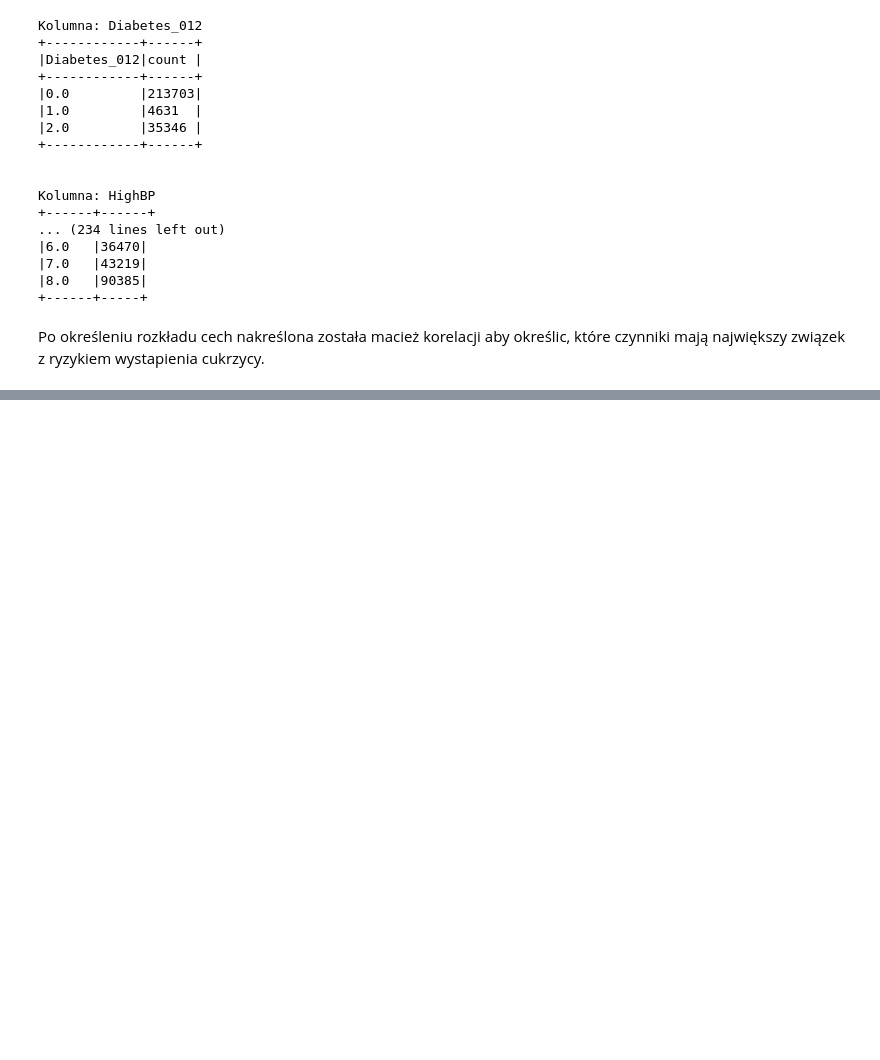
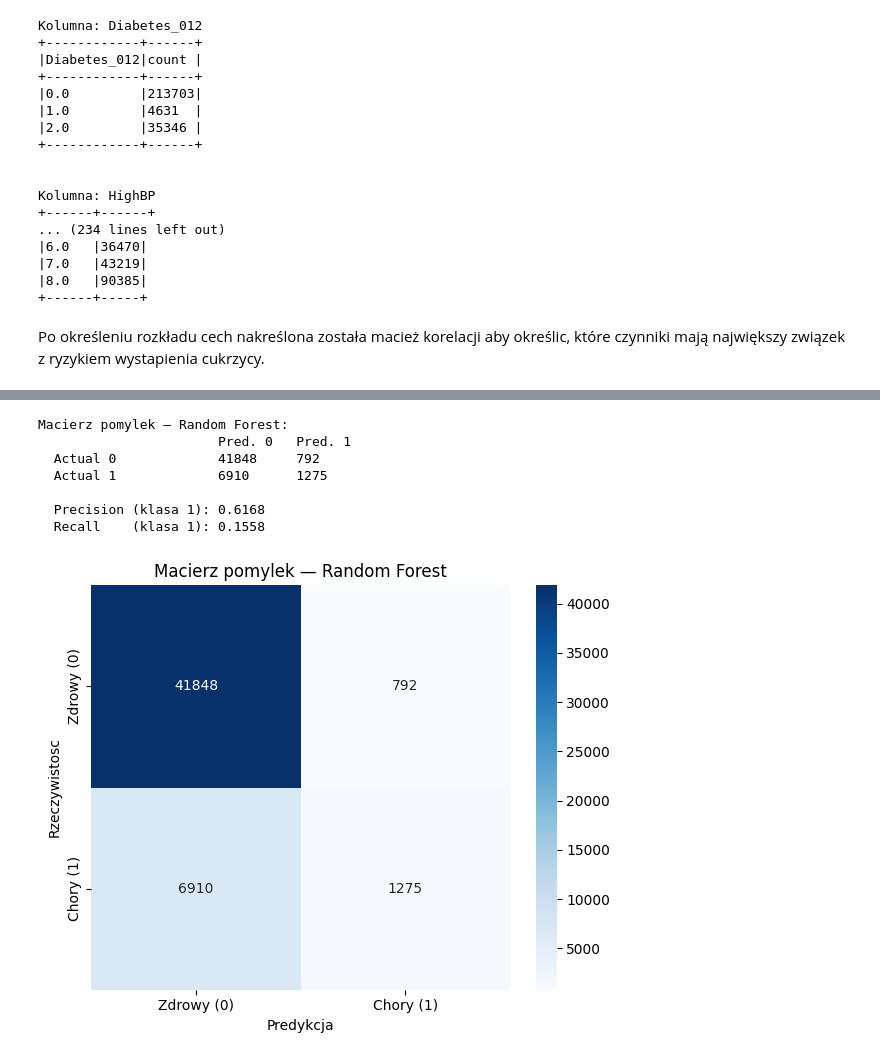
Before and after one commit to ImJaca/diabetes-analysis, a Jupyter notebook: analisys.ipynb, the cells around one changed output, grey strips where cells are left out. Cells and saved outputs as stored; diff of their text form; code cells hidden in the pictures; blank space fills up the shorter version.

```diff
--- a/analisys.ipynb
+++ b/analisys.ipynb
@@ -217,0 +565,41 @@ Text(0.5, 1.0, 'Macierz korelacji wszystkich cech')
+# %%
+# Wybierz predykcje najlepszego modelu
+best_pred = pred_rf
+
+# MapReduce: budowa macierzy pomylek
+# MAP: wiersz -> ((actual, predicted), 1)
+# REDUCE: sumowanie
+cm_rdd = best_pred.select("label", "prediction").rdd \
+    .map(lambda row: ((int(row["label"]), int(row["prediction"])), 1)) \
+    .reduceByKey(lambda a, b: a + b)
+
+cm_dict = {k: v for k, v in cm_rdd.collect()}
+
+tn = cm_dict.get((0, 0), 0)
+fp = cm_dict.get((0, 1), 0)
+fn = cm_dict.get((1, 0), 0)
+tp = cm_dict.get((1, 1), 0)
+
+cm_array = [[tn, fp], [fn, tp]]
+
+print("Macierz pomylek — Random Forest:")
+print(f"  {'':<20} Pred. 0   Pred. 1")
+print(f"  {'Actual 0':<20} {tn:<9} {fp}")
+print(f"  {'Actual 1':<20} {fn:<9} {tp}")
+
+precision = tp / (tp + fp) if (tp + fp) > 0 else 0
+recall    = tp / (tp + fn) if (tp + fn) > 0 else 0
+print(f"\n  Precision (klasa 1): {precision:.4f}")
+print(f"  Recall    (klasa 1): {recall:.4f}")
+
+import seaborn as sns
+plt.figure(figsize=(6, 5))
+sns.heatmap(cm_array, annot=True, fmt="d", cmap="Blues",
+            xticklabels=["Zdrowy (0)", "Chory (1)"],
+            yticklabels=["Zdrowy (0)", "Chory (1)"])
+plt.xlabel("Predykcja")
+plt.ylabel("Rzeczywistosc")
+plt.title("Macierz pomylek — Random Forest")
+plt.tight_layout()
+plt.show()
+# %% [output]
@@ -217,0 +608,8 @@ Text(0.5, 1.0, 'Macierz korelacji wszystkich cech')
+Macierz pomylek — Random Forest:
+                       Pred. 0   Pred. 1
+  Actual 0             41848     792
+  Actual 1             6910      1275
+
+  Precision (klasa 1): 0.6168
+  Recall    (klasa 1): 0.1558
+[figure, added]
```
Also changed, not shown: parts of 22 cells of this notebook, 1 other file.
